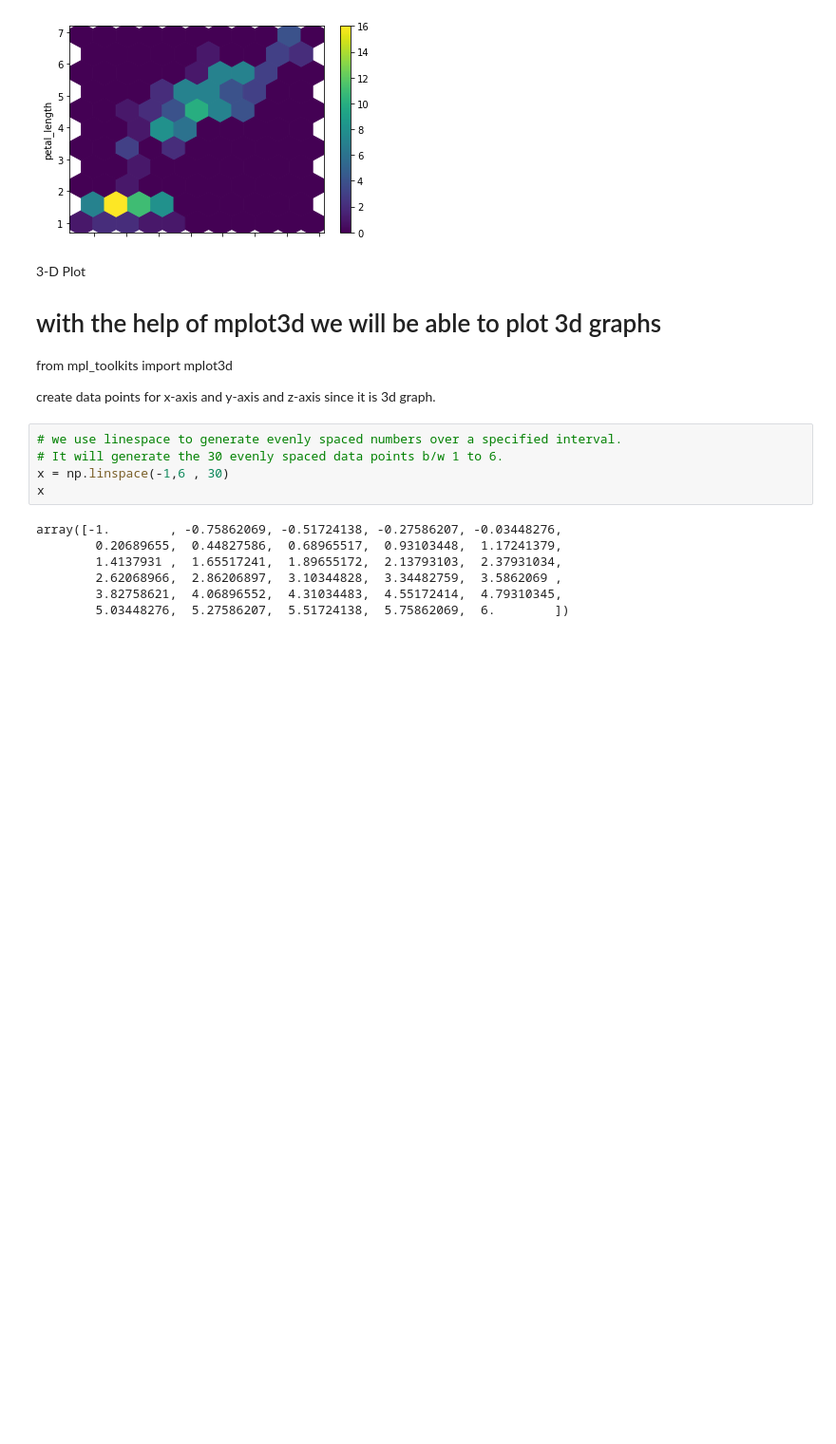
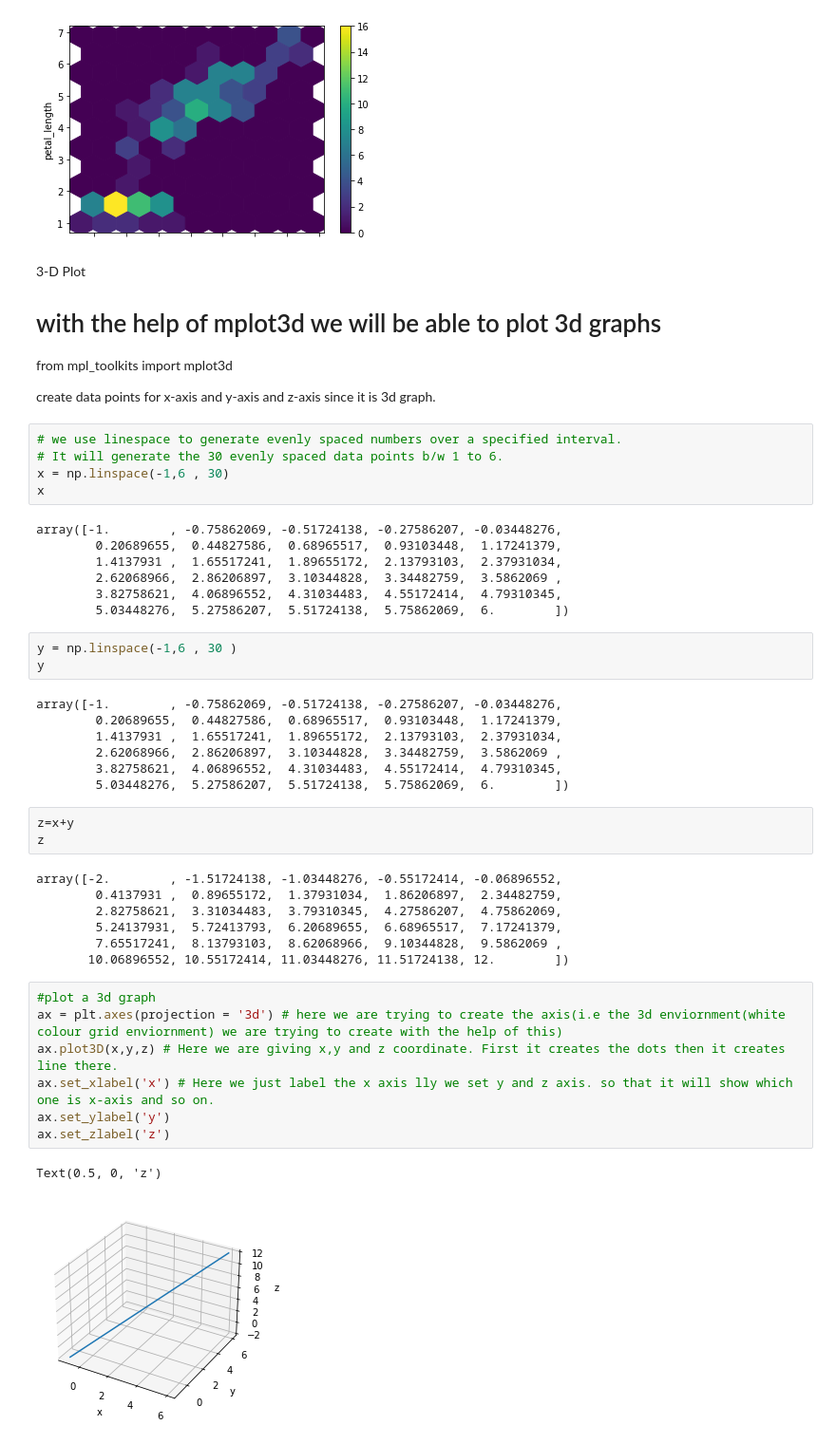
Before and after one commit to Shivanshu04/Datavisualisation, a Jupyter notebook: Graph/graph.ipynb, the cells around one changed output. Shown at 95% size. Saved outputs shown, nothing was run; the diff lists cells and outputs as text; blank space fills up the shorter version.

```diff
--- a/Graph/graph.ipynb
+++ b/Graph/graph.ipynb
@@ -209,3 +209,33 @@ array([-1.        , -0.75862069, -0.51724138, -0.27586207, -0.03448276,
         2.62068966,  2.86206897,  3.10344828,  3.34482759,  3.5862069 ,
         3.82758621,  4.06896552,  4.31034483,  4.55172414,  4.79310345,
         5.03448276,  5.27586207,  5.51724138,  5.75862069,  6.        ])
+# %%
+y = np.linspace(-1,6 , 30 )
+y
+# %% [output]
+array([-1.        , -0.75862069, -0.51724138, -0.27586207, -0.03448276,
+        0.20689655,  0.44827586,  0.68965517,  0.93103448,  1.17241379,
+        1.4137931 ,  1.65517241,  1.89655172,  2.13793103,  2.37931034,
+        2.62068966,  2.86206897,  3.10344828,  3.34482759,  3.5862069 ,
+        3.82758621,  4.06896552,  4.31034483,  4.55172414,  4.79310345,
+        5.03448276,  5.27586207,  5.51724138,  5.75862069,  6.        ])
+# %%
+z=x+y
+z
+# %% [output]
+array([-2.        , -1.51724138, -1.03448276, -0.55172414, -0.06896552,
+        0.4137931 ,  0.89655172,  1.37931034,  1.86206897,  2.34482759,
+        2.82758621,  3.31034483,  3.79310345,  4.27586207,  4.75862069,
+        5.24137931,  5.72413793,  6.20689655,  6.68965517,  7.17241379,
+        7.65517241,  8.13793103,  8.62068966,  9.10344828,  9.5862069 ,
+       10.06896552, 10.55172414, 11.03448276, 11.51724138, 12.        ])
+# %%
+#plot a 3d graph
+ax = plt.axes(projection = '3d') # here we are trying to create the axis(i.e the 3d enviornment(white colour grid enviornment) we are trying to create with the help of this)
+ax.plot3D(x,y,z) # Here we are giving x,y and z coordinate. First it creates the dots then it creates line there.
+ax.set_xlabel('x') # Here we just label the x axis lly we set y and z axis. so that it will show which one is x-axis and so on.
+ax.set_ylabel('y')
+ax.set_zlabel('z')
+# %% [output]
+Text(0.5, 0, 'z')
+[figure, added]
```
Also changed, not shown: parts of 12 cells of this notebook, 1 other file.
